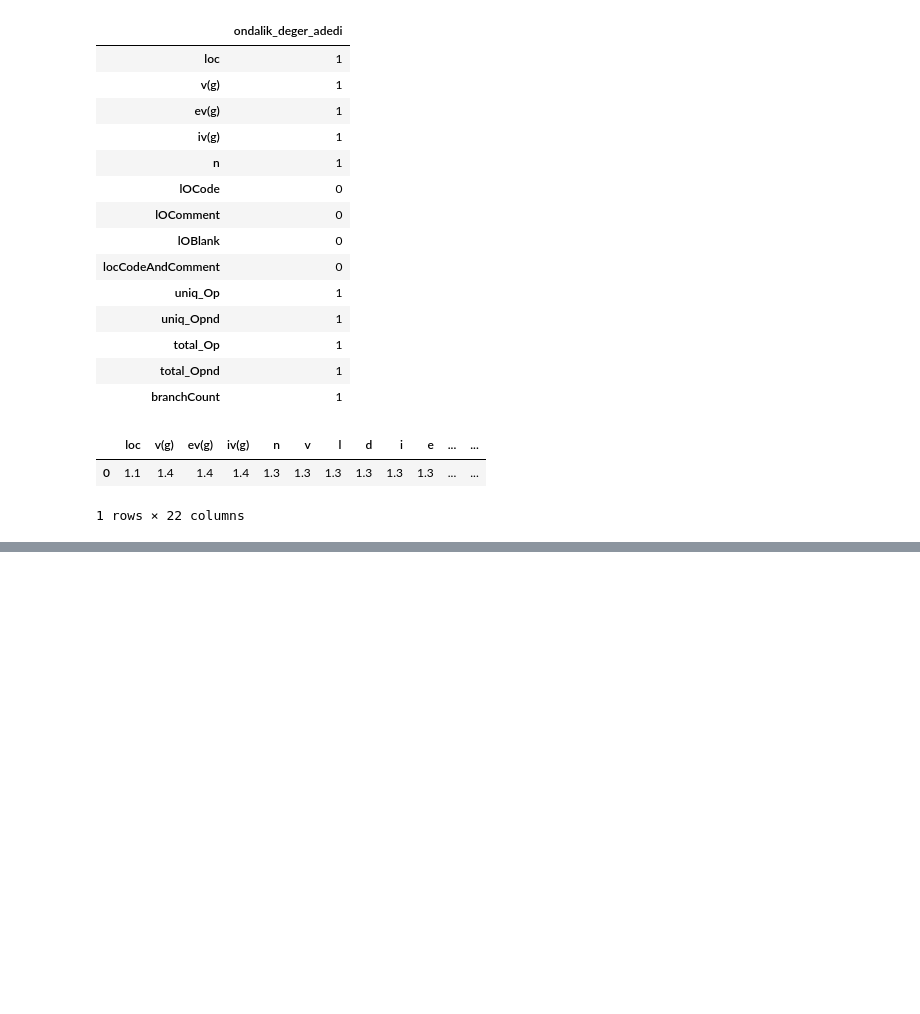
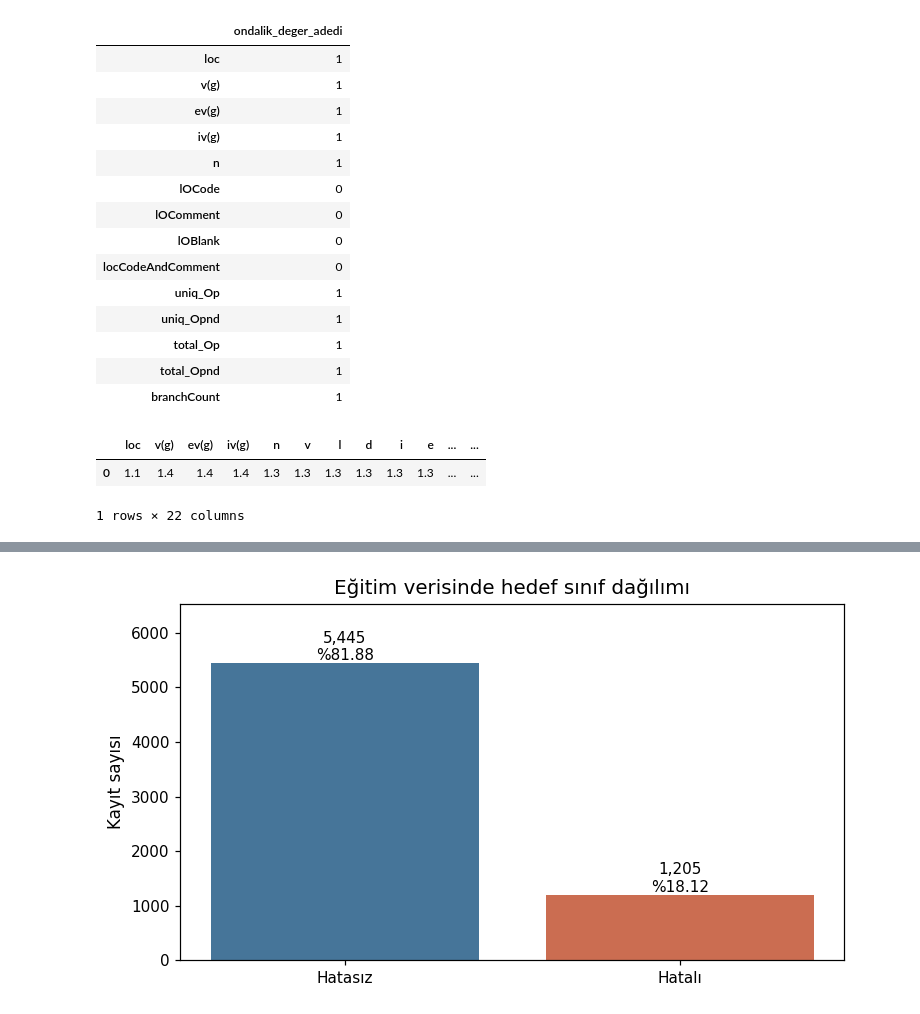
Before and after one commit to damlakaraman/yazilim-hata-riski, a Jupyter notebook: Yazilim_Hata_Riski (1).ipynb, the cells around one changed output, grey strips where cells are left out. Cells and saved outputs as stored; diff of their text form; code cells hidden in the pictures; blank space fills up the shorter version.

```diff
--- a/Yazilim_Hata_Riski (1).ipynb
+++ b/Yazilim_Hata_Riski (1).ipynb
@@ -404,0 +727,53 @@ En az bir sayım ölçümü ondalıklı olan satır sayısı: 1
+# %%
+import matplotlib.pyplot as plt
+
+GRAFIK_KLASORU = CIKTI_KLASORU / "grafikler"
+GRAFIK_KLASORU.mkdir(parents=True, exist_ok=True)
+
+plt.rcParams.update({
+    "figure.dpi": 110,
+    "axes.titlesize": 13,
+    "axes.labelsize": 11,
+    "font.size": 10
+})
+
+eda = X_train.copy()
+eda["defects"] = y_train
+eda["sinif"] = y_train.map({0: "Hatasız", 1: "Hatalı"})
+
+def grafik_kaydet(fig, dosya_adi):
+    fig.tight_layout()
+    fig.savefig(
+        GRAFIK_KLASORU / dosya_adi,
+        dpi=200,
+        bbox_inches="tight"
+    )
+    plt.show()
+    plt.close(fig)
+
+adetler = y_train.value_counts().reindex([0, 1], fill_value=0)
+
+fig, ax = plt.subplots(figsize=(7, 4))
+
+cubuklar = ax.bar(
+    ["Hatasız", "Hatalı"],
+    adetler.values,
+    color=["#467599", "#CB6D51"]
+)
+
+for cubuk, adet in zip(cubuklar, adetler.values):
+    ax.text(
+        cubuk.get_x() + cubuk.get_width() / 2,
+        adet,
+        f"{adet:,}\n%{100 * adet / len(y_train):.2f}",
+        ha="center",
+        va="bottom"
+    )
+
+ax.set_ylim(0, adetler.max() * 1.20)
+ax.set_title("Eğitim verisinde hedef sınıf dağılımı")
+ax.set_ylabel("Kayıt sayısı")
+
+grafik_kaydet(fig, "01_egitim_sinif_dagilimi.png")
+# %% [output]
+[figure, added]
```
Also changed, not shown: parts of 18 cells of this notebook.
